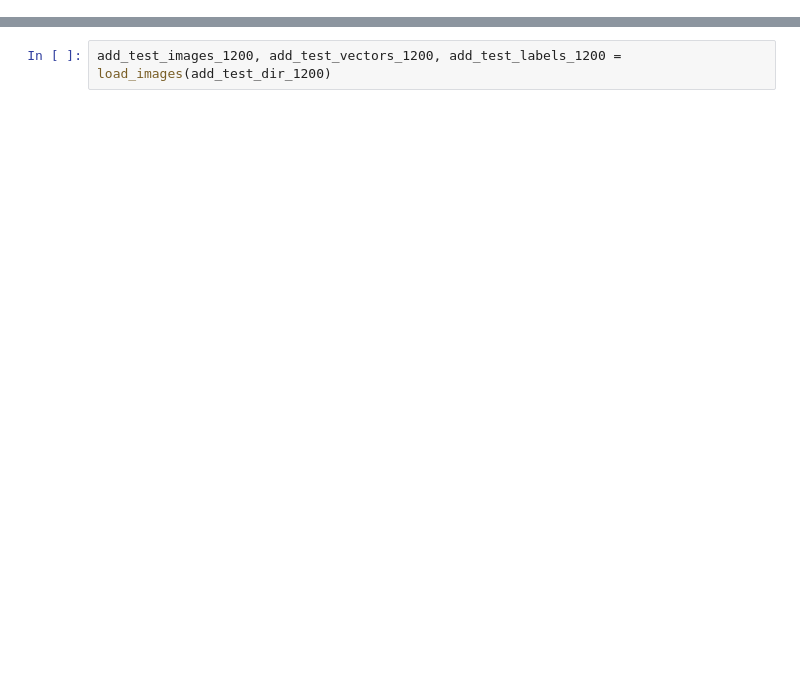
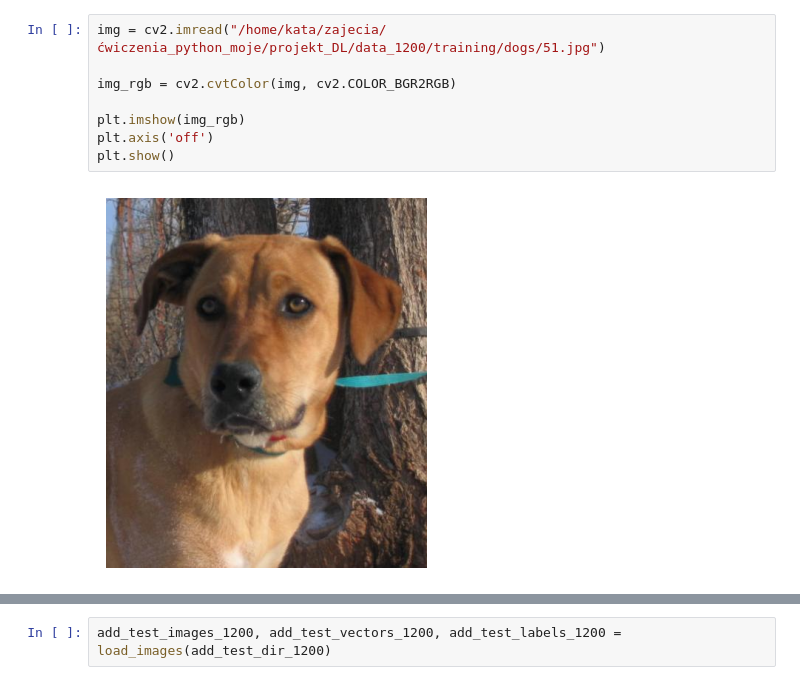
Before and after one commit to katarzynakarwacka/Cat-or-dog-CNN-project, a Jupyter notebook: cats_and_dogs_DL_project.ipynb, the cells around one changed output, grey strips where cells are left out. Cells and saved outputs as stored; diff of their text form; blank space fills up the shorter version.

```diff
--- a/cats_and_dogs_DL_project.ipynb
+++ b/cats_and_dogs_DL_project.ipynb
@@ -61,0 +1064,10 @@ test_images_1200, test_vectors_1200, test_labels_1200 = load_images(test_dir_120
+# %%
+img = cv2.imread("/home/kata/zajecia/ćwiczenia_python_moje/projekt_DL/data_1200/training/dogs/51.jpg")
+
+img_rgb = cv2.cvtColor(img, cv2.COLOR_BGR2RGB)
+
+plt.imshow(img_rgb)
+plt.axis('off')
+plt.show()
+# %% [output]
+[figure, added]
```
Also changed, not shown: parts of 195 cells of this notebook.
